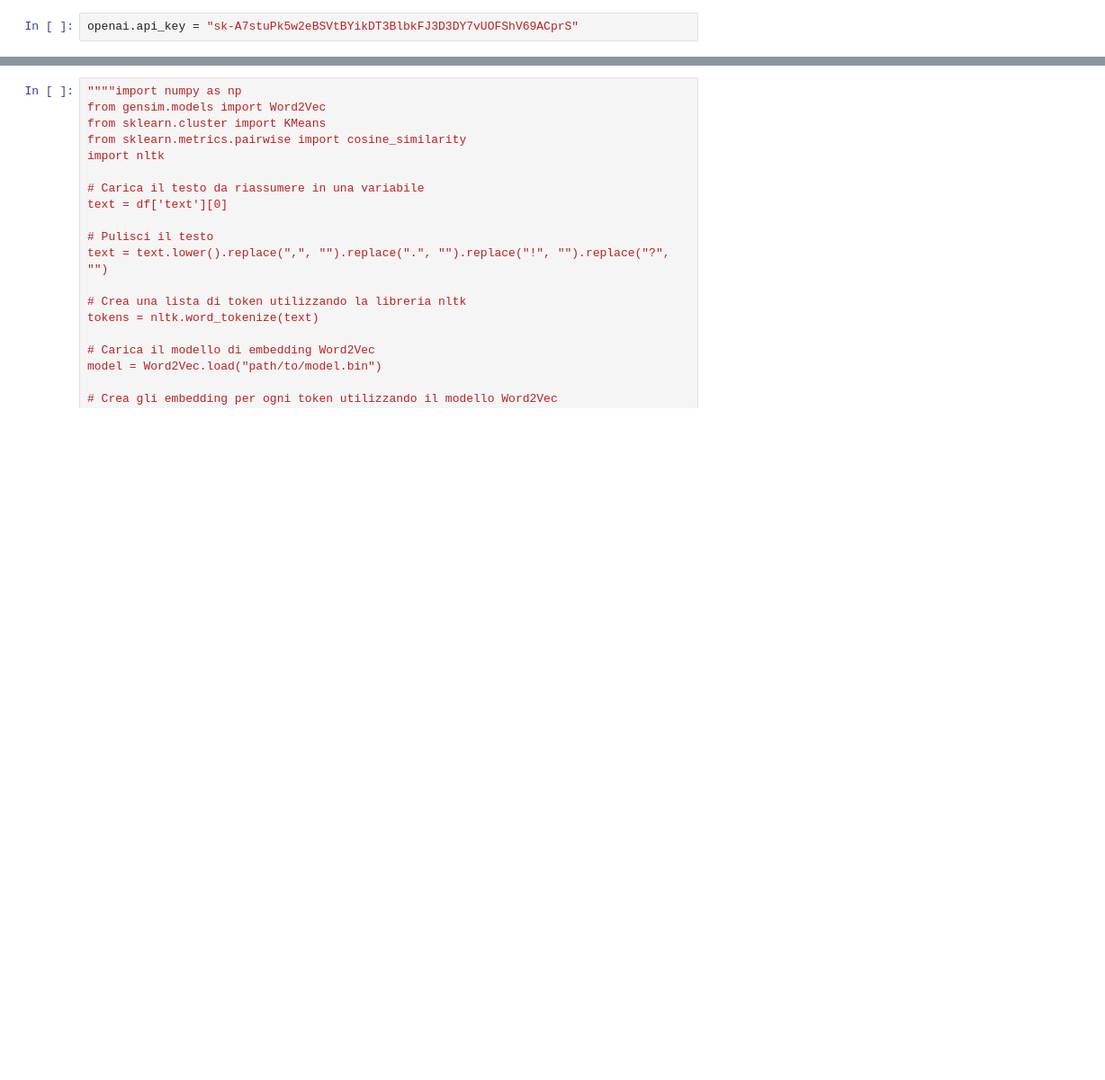
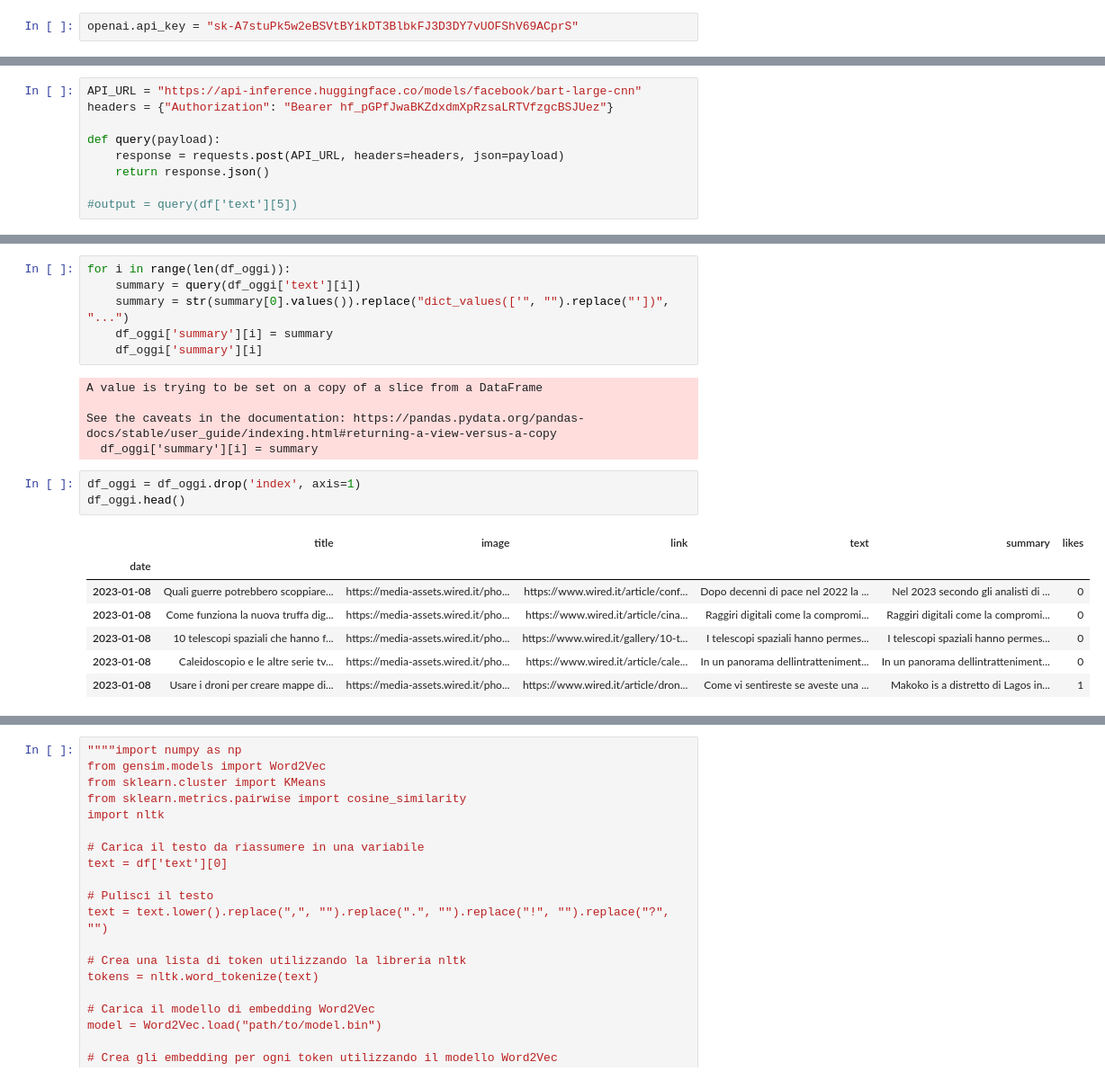
Before and after one commit to gianmarco-tucceri-cimini/daily_news_rec, a Jupyter notebook: notebooks/summarize-articles.ipynb, the cells around one changed output, grey strips where cells are left out. Shown: that part at 90% size. Drawn from its saved outputs; the diff is of its cells as text; blank space fills up the shorter version.

```diff
--- a/notebooks/summarize-articles.ipynb
+++ b/notebooks/summarize-articles.ipynb
@@ -43,0 +28,9 @@ df["summary"] = ""
+# %%
+API_URL = "https://api-inference.huggingface.co/models/facebook/bart-large-cnn"
+headers = {"Authorization": "Bearer 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"}
+
+def query(payload):
+	response = requests.post(API_URL, headers=headers, json=payload)
+	return response.json()
+
+#output = query(df['text'][5])
@@ -43,0 +49,22 @@ df["summary"] = ""
+# %%
+for i in range(len(df_oggi)):
+    summary = query(df_oggi['text'][i])
+    summary = str(summary[0].values()).replace("dict_values(['", "").replace("'])", "...")
+    df_oggi['summary'][i] = summary
+    df_oggi['summary'][i]
+# %% [output]
+A value is trying to be set on a copy of a slice from a DataFrame
+
+See the caveats in the documentation: https://pandas.pydata.org/pandas-docs/stable/user_guide/indexing.html#returning-a-view-versus-a-copy
+  df_oggi['summary'][i] = summary
+# %%
+df_oggi = df_oggi.drop('index', axis=1)
+df_oggi.head()
+# %% [output]
+|  | title | image | link | text | summary | likes |
+| date |  |  |  |  |  |  |
+| 2023-01-08 | Quali guerre potrebbero scoppiare... | https://media-assets.wired.it/pho... | https://www.wired.it/article/conf... | Dopo decenni di pace nel 2022 la ... | Nel 2023 secondo gli analisti di ... | 0 |
+| 2023-01-08 | Come funziona la nuova truffa dig... | https://media-assets.wired.it/pho... | https://www.wired.it/article/cina... | Raggiri digitali come la compromi... | Raggiri digitali come la compromi... | 0 |
+| 2023-01-08 | 10 telescopi spaziali che hanno f... | https://media-assets.wired.it/pho... | https://www.wired.it/gallery/10-t... | I telescopi spaziali hanno permes... | I telescopi spaziali hanno permes... | 0 |
+| 2023-01-08 | Caleidoscopio e le altre serie tv... | https://media-assets.wired.it/pho... | https://www.wired.it/article/cale... | In un panorama dellintratteniment... | In un panorama dellintratteniment... | 0 |
+| 2023-01-08 | Usare i droni per creare mappe di... | https://media-assets.wired.it/pho... | https://www.wired.it/article/dron... | Come vi sentireste se aveste una ... | Makoko is a distretto di Lagos in... | 1 |
```
Also changed, not shown: parts of 21 cells of this notebook, 10 other files.
